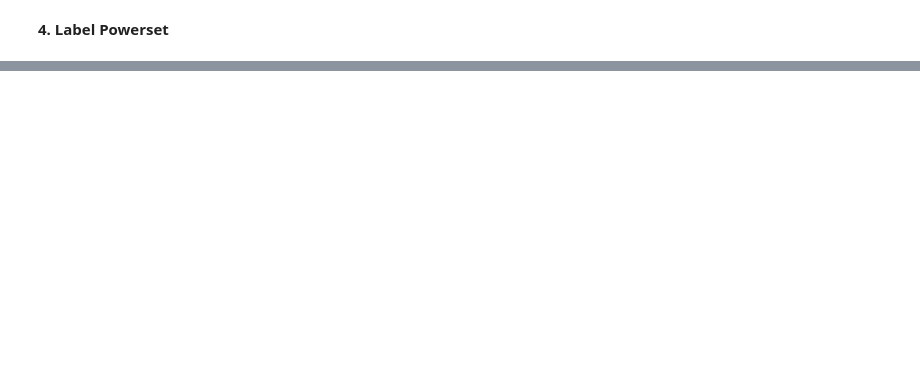
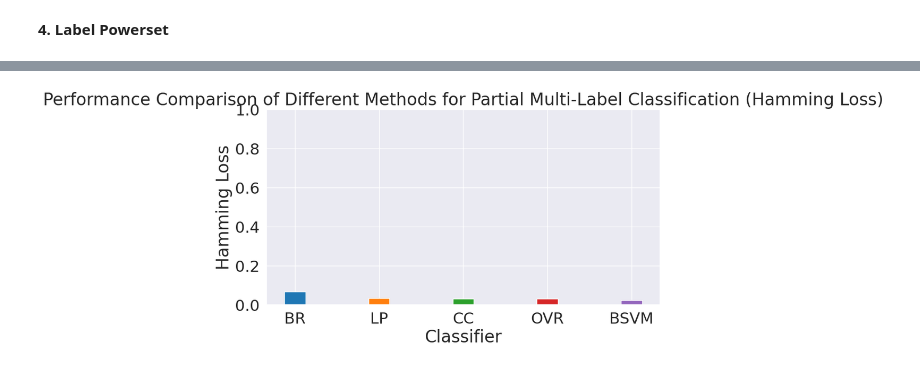
Before and after one commit to adem99307/POM, a Jupyter notebook: POM.ipynb, the cells around one changed output, grey strips where cells are left out. Drawn from its saved outputs; the diff is of its cells as text; code cells hidden in the pictures; blank space fills up the shorter version.

```diff
--- a/POM.ipynb
+++ b/POM.ipynb
@@ -216,7 +204,7 @@ from skmultilearn.problem_transform import ClassifierChain
 from sklearn.linear_model import LogisticRegression# initialize classifier chains multi-label classifier
 classifier = ClassifierChain(LogisticRegression())# Training logistic regression model on train data
 classifier.fit(X_train_tfidf, y_train)# predict
-predictions = classifier.predict(X_test_tfidf)# accuracy
-print("Accuracy = ",accuracy_score(y_test,predictions))
+cc_y_pred = classifier.predict(X_test_tfidf)# accuracy
+print("Accuracy = ",accuracy_score(y_test,cc_y_pred))
 print("\n")
 # %% [output]
@@ -235,10 +222,0 @@ print("\n")
-# %%
-from skmultilearn.adapt import MLkNN
-from scipy.sparse import csr_matrix, lil_matrix
-classifier_new = MLkNN(k=10)# Note that this classifier can throw up errors when handling sparse matrices.x_train = lil_matrix(x_train).toarray()
-y_train = lil_matrix(y_train).toarray()
-x_test = lil_matrix(X_test_tfidf).toarray()# train
-classifier_new.fit(X_train_tfidf, y_train)# predict
-predictions_new = classifier_new.predict(x_test)# accuracy
-print("Accuracy = ",accuracy_score(y_test,predictions_new))
-print("\n")
@@ -266,0 +304,13 @@ fatal: could not read Username for 'https://github.com': No such device or addre
+# %%
+# Plot the bar chart for hamming loss
+plt.figure(figsize=(10, 5))
+plt.bar(x_positions, hamming_losses, width, color=colors)
+plt.xticks(x_positions, labels)
+plt.xlabel('Classifier')
+plt.ylabel('Hamming Loss')
+plt.title('Performance Comparison of Different Methods for Partial Multi-Label Classification (Hamming Loss)')
+plt.ylim([0, 1])
+plt.show()
+print("\n")
+# %% [output]
+[figure, added]
```
Also changed, not shown: parts of 17 cells of this notebook.
